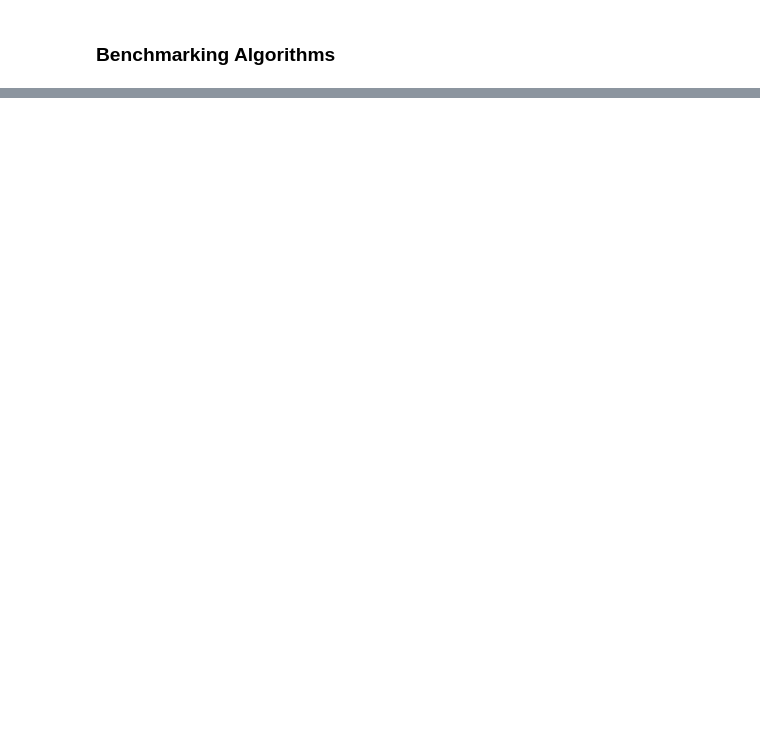
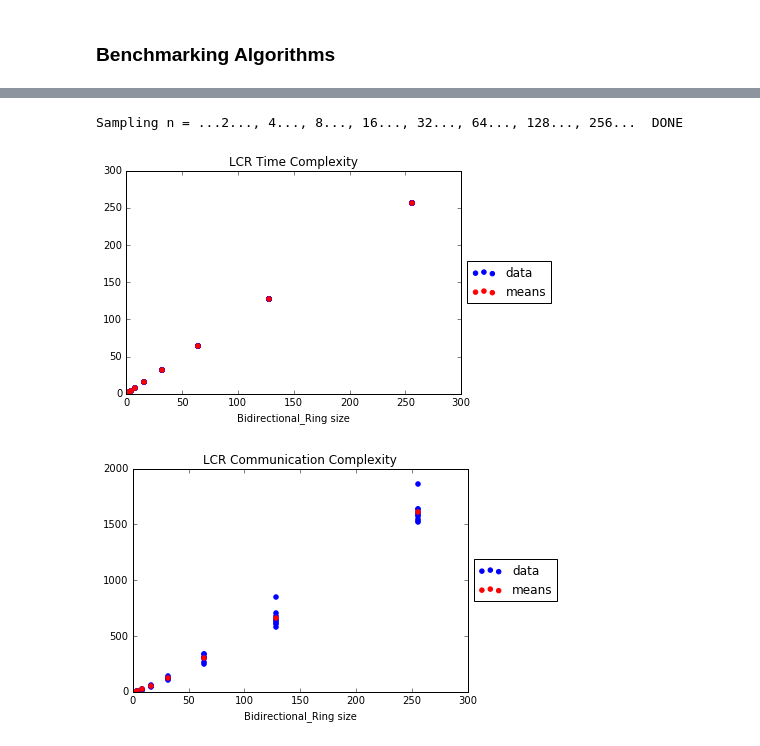
Before and after one commit to manna/datk, a Jupyter notebook: DATK Demo.ipynb, the cells around one changed output, grey strips where cells are left out. Saved outputs shown, nothing was run; the diff lists cells and outputs as text; code cells hidden in the pictures; blank space fills up the shorter version.

```diff
--- a/DATK Demo.ipynb
+++ b/DATK Demo.ipynb
@@ -217,0 +204,6 @@ fa
+# %%
+benchmark(LCR, Bidirectional_Ring, testLeaderElection)
+# %% [output]
+Sampling n = ...2..., 4..., 8..., 16..., 32..., 64..., 128..., 256...  DONE
+[figure, added]
+[figure, added]
```
Also changed, not shown: parts of 16 cells of this notebook, 3 other files.
